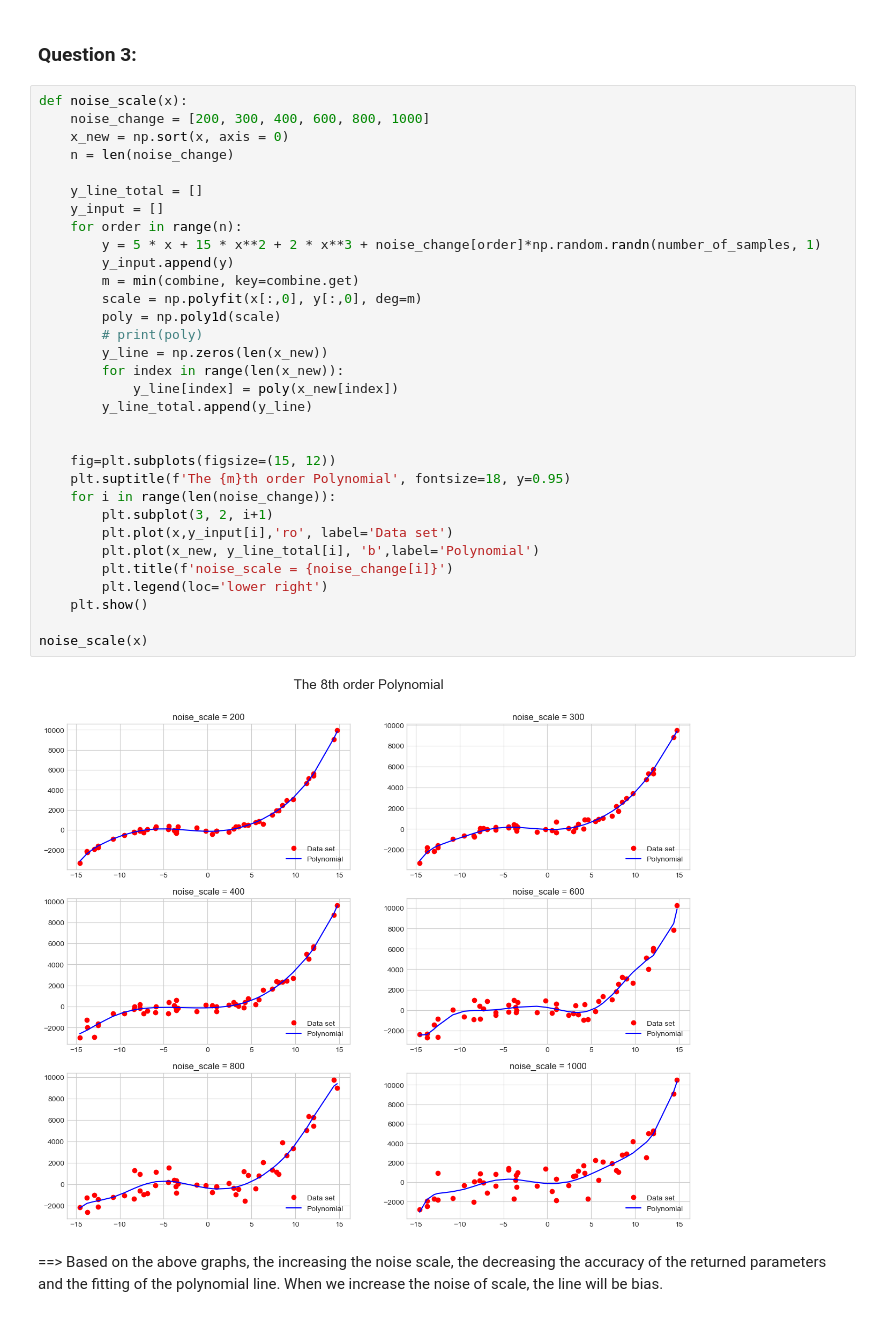
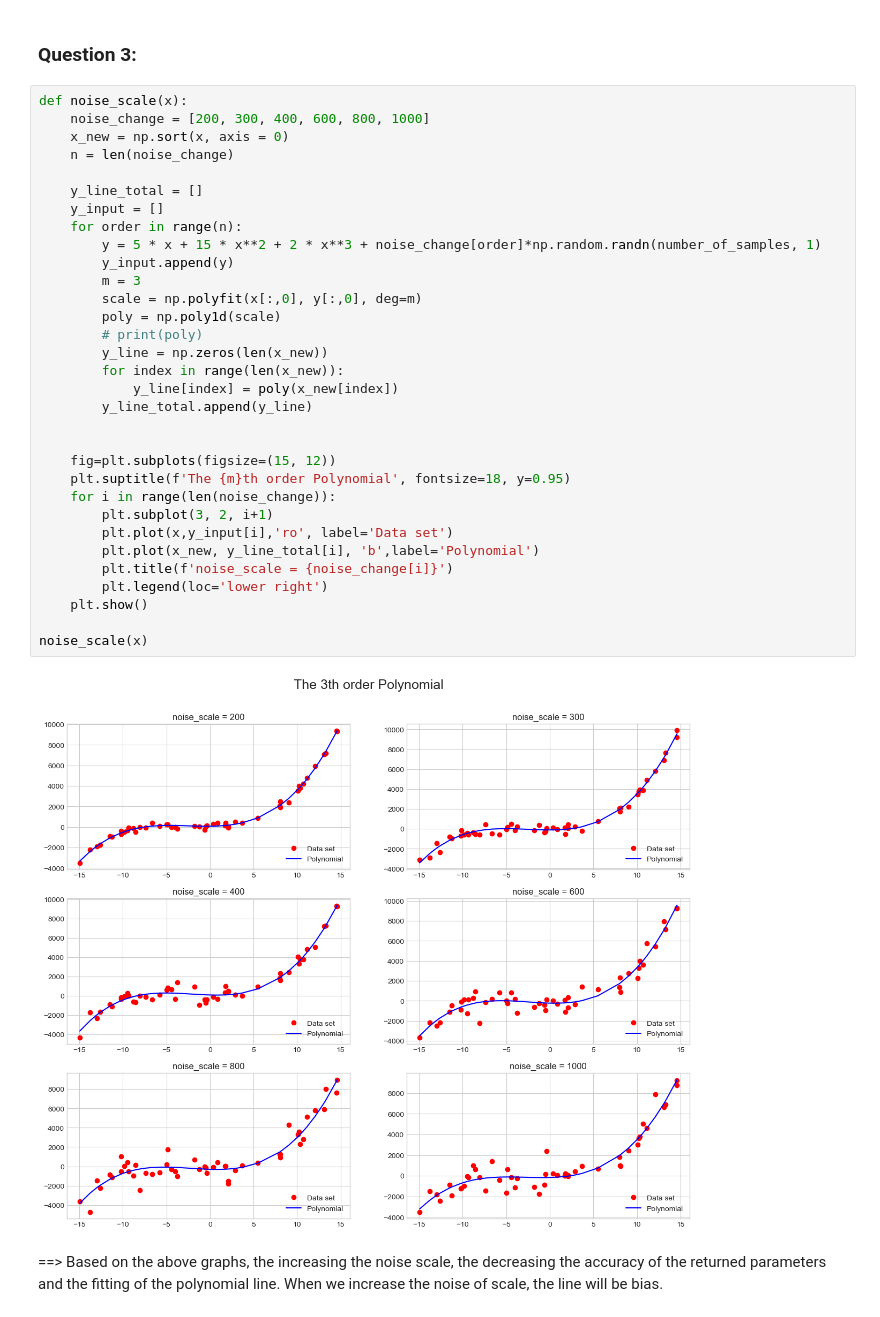
Before and after one commit to hanchau94/ML-Homework, a Jupyter notebook: Homework_1_Han-Chau.ipynb, the cells around one changed output. Drawn from its saved outputs; the diff is of its cells as text.

```diff
--- a/Homework_1_Han-Chau.ipynb
+++ b/Homework_1_Han-Chau.ipynb
@@ -86,35 +86,35 @@ def noise_scale(x):
     noise_change = [200, 300, 400, 600, 800, 1000]
     x_new = np.sort(x, axis = 0)
     n = len(noise_change)
 
     y_line_total = []
     y_input = []
     for order in range(n):
         y = 5 * x + 15 * x**2 + 2 * x**3 + noise_change[order]*np.random.randn(number_of_samples, 1)
         y_input.append(y)
-        m = min(combine, key=combine.get)
+        m = 3
         scale = np.polyfit(x[:,0], y[:,0], deg=m)
         poly = np.poly1d(scale)
         # print(poly)
         y_line = np.zeros(len(x_new))
         for index in range(len(x_new)):
             y_line[index] = poly(x_new[index])
         y_line_total.append(y_line)
 
 
     fig=plt.subplots(figsize=(15, 12))
     plt.suptitle(f'The {m}th order Polynomial', fontsize=18, y=0.95)
     for i in range(len(noise_change)):
         plt.subplot(3, 2, i+1)
         plt.plot(x,y_input[i],'ro', label='Data set')
         plt.plot(x_new, y_line_total[i], 'b',label='Polynomial')
         plt.title(f'noise_scale = {noise_change[i]}')
         plt.legend(loc='lower right')
     plt.show()
 
 noise_scale(x)
 # %% [output]
-[figure, old version]
+[figure, new version]
 # %% [markdown]
 ==> Based on the above graphs, the increasing the noise scale, the decreasing the accuracy of the returned parameters and the fitting of the polynomial line. When we increase the noise of scale, the line will be bias.
 # %% [markdown]
```
Also changed, not shown: parts of 4 cells of this notebook.
